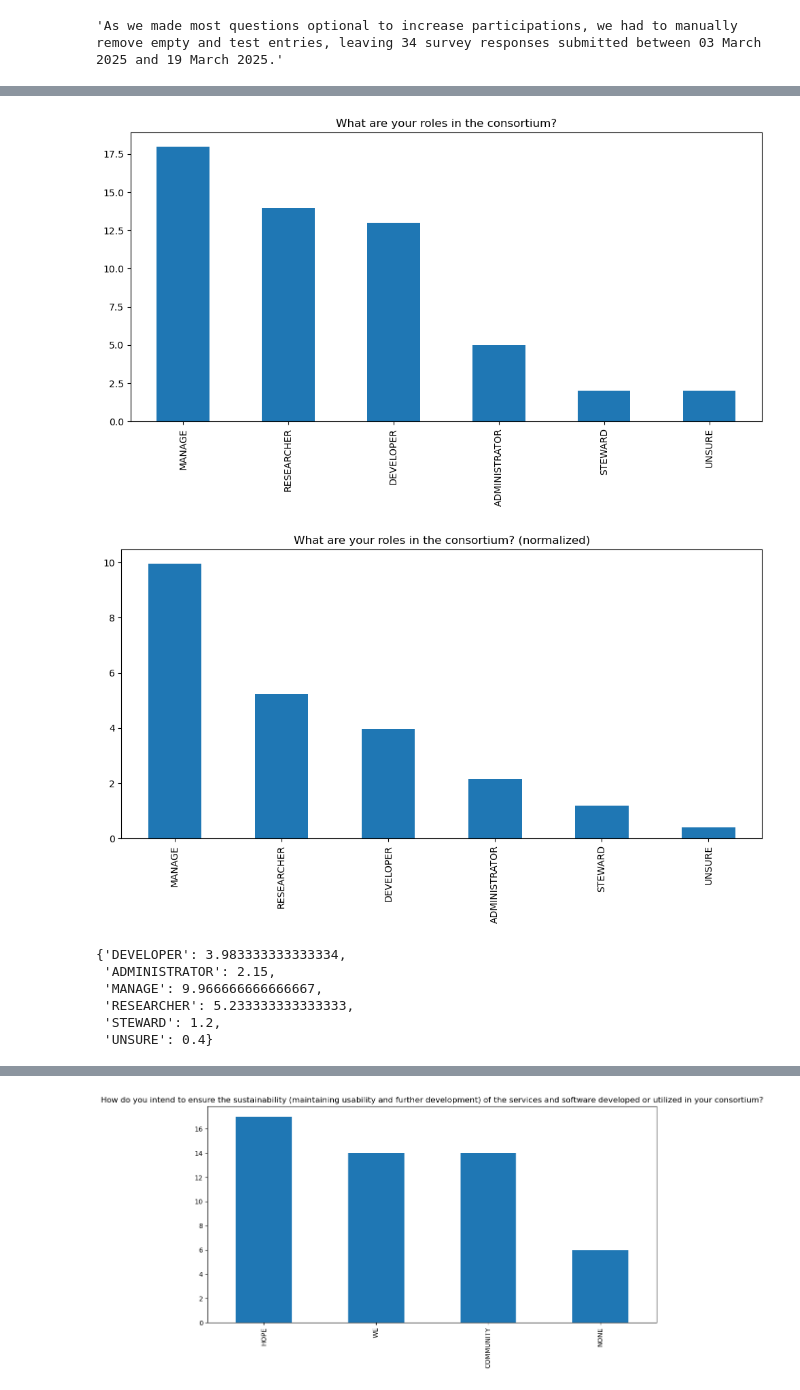
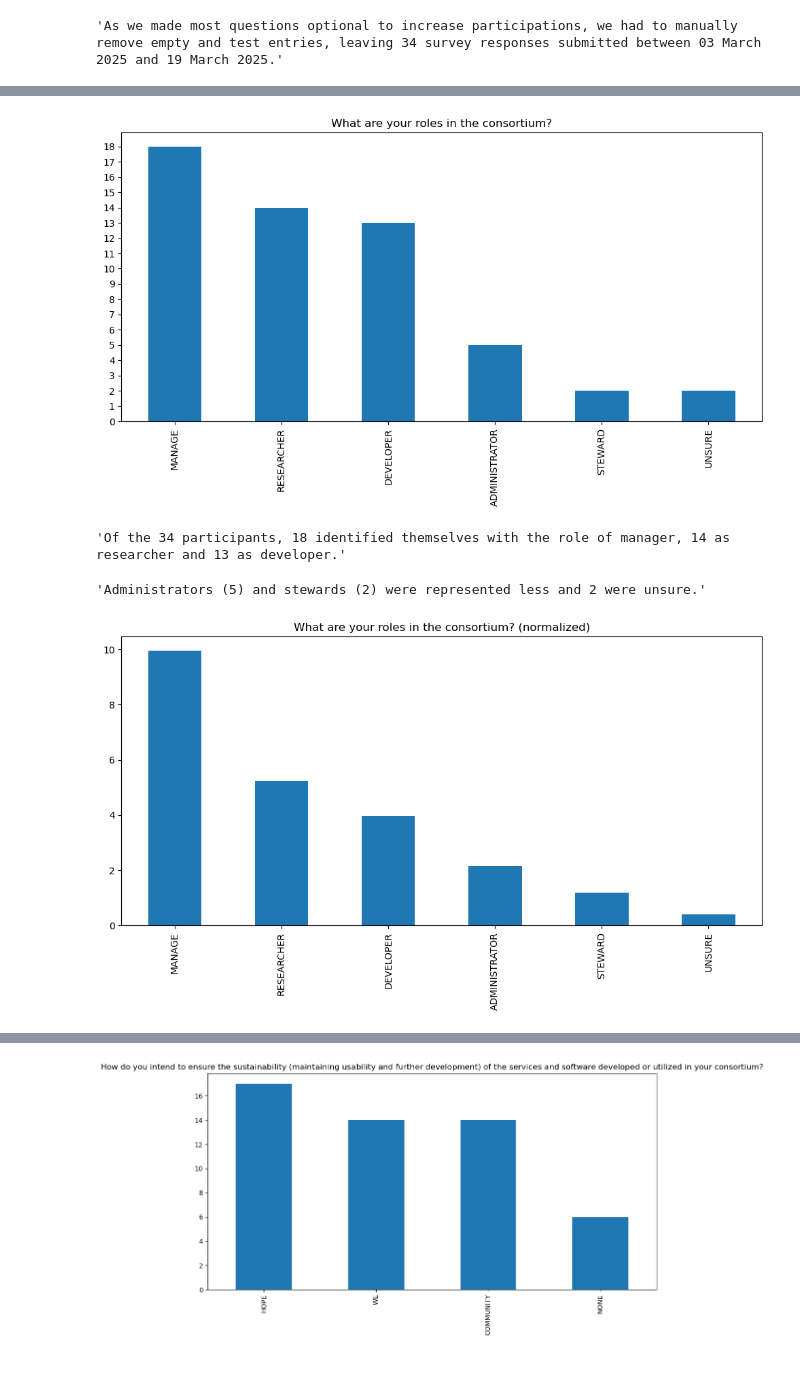
Before and after one commit to KonradHoeffner/softwaresurvey, a Jupyter notebook: results.ipynb, the cells around one changed output, grey strips where cells are left out. Drawn from its saved outputs; the diff is of its cells as text; code cells hidden in the pictures.

```diff
--- a/results.ipynb
+++ b/results.ipynb
@@ -68,12 +68,14 @@ def col_count(prefix,title):
     sorted_counts  = dict(sorted(counts.items(), key=lambda item: item[1], reverse=True))
     #display(sorted_counts)
     pd.Series(sorted_counts).plot(kind='bar', figsize=(10, 6), rot=90, title=title)
+    yint = range(0, max(sorted_counts.values())+1) # automatic axis doesn't always show whole numbers
+    plt.yticks(yint)
     plt.tight_layout()
     plt.show()
     return sorted_counts
 
 cons_count = col_count("consortium","Which consortium do you report the solutions for?")
-
+display(f"Of the {len(cons_count.keys())} consortia, {len(cons_count.keys())} had at least one representative answer the survey.")
 #display(df["consortium"])
 
 # if someone belongs to n consortia, count those only as 1/n for correct normalization of the other columns
@@ -131,16 +134,15 @@ col_count_normalize("consortium","Normalize test, should be around 1")
 [figure]
 # %%
-col_count("role","What are your roles in the consortium?")
+roles = col_count("role","What are your roles in the consortium?")
+display(f"Of the {len(df)} participants, {roles["MANAGE"]} identified themselves with the role of manager, {roles["RESEARCHER"]} as researcher and {roles["DEVELOPER"]} as developer.")
+display(f"Administrators ({roles["ADMINISTRATOR"]}) and stewards ({roles["STEWARD"]}) were represented less and {roles["UNSURE"]} were unsure.")
 col_count_normalize("role","What are your roles in the consortium?")
+display(f"Developer and researcher often occured together {roles["RESEARCHER"]} as researcher and {roles["DEVELOPER"]} as developer.")
 # %% [output]
-[figure, old version]
+[figure, new version]
+'Of the 34 participants, 18 identified themselves with the role of manager, 14 as researcher and 13 as developer.'
+'Administrators (5) and stewards (2) were represented less and 2 were unsure.'
 [figure]
-{'DEVELOPER': 3.983333333333334,
- 'ADMINISTRATOR': 2.15,
- 'MANAGE': 9.966666666666667,
- 'RESEARCHER': 5.233333333333333,
- 'STEWARD': 1.2,
- 'UNSURE': 0.4}
 # %%
 col_count("solutions","Which solutions and plans does your consortium have regarding research software marketplaces?")
 col_count_normalize("solutions","Which solutions and plans does your consortium have regarding research software marketplaces?")
```
Also changed, not shown: parts of 4 cells of this notebook.
